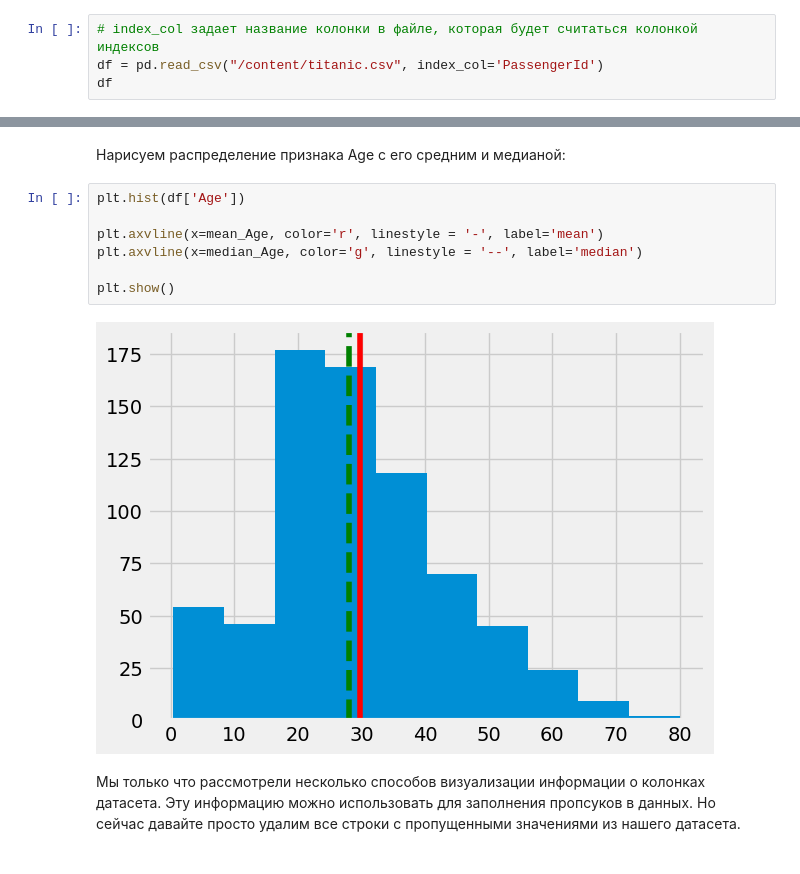
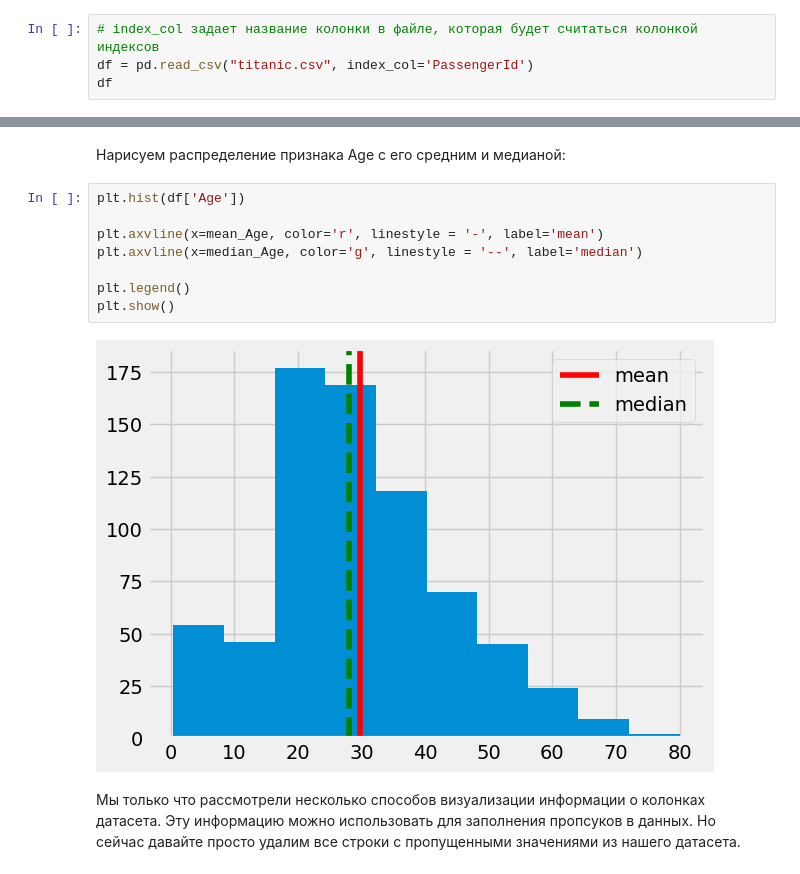
Before and after one commit to Almas1989/machine_learning, a Jupyter notebook: Seminar_3_2_1_data_analysis.ipynb, the cells around one changed output, grey strips where cells are left out. Saved outputs shown, nothing was run; the diff lists cells and outputs as text.

```diff
--- a/Seminar_3_2_1_data_analysis.ipynb
+++ b/Seminar_3_2_1_data_analysis.ipynb
@@ -227,6 +233,6 @@ df
 # %%
 # index_col задает название колонки в файле, которая будет считаться колонкой индексов
-df = pd.read_csv("/content/titanic.csv", index_col='PassengerId')
+df = pd.read_csv("titanic.csv", index_col='PassengerId')
 df
 # %% [output]
 |  | Survived | Pclass | Name | Sex | Age | SibSp | Parch | Ticket | Fare | Cabin | ... |
@@ -902,12 +908,13 @@ print(f"Медиана = {median_Age}")
 # %%
 plt.hist(df['Age'])
 
 plt.axvline(x=mean_Age, color='r', linestyle = '-', label='mean')
 plt.axvline(x=median_Age, color='g', linestyle = '--', label='median')
 
+plt.legend()
 plt.show()
 # %% [output]
-[figure, old version]
+[figure, new version]
 # %% [markdown]
 Мы только что рассмотрели несколько способов визуализации информации о колонках датасета. Эту информацию можно использовать для заполнения пропсуков в данных. Но сейчас давайте просто удалим все строки с пропущенными значениями из нашего датасета.
 # %%
```
Also changed, not shown: parts of 26 cells of this notebook, 2 other files.
